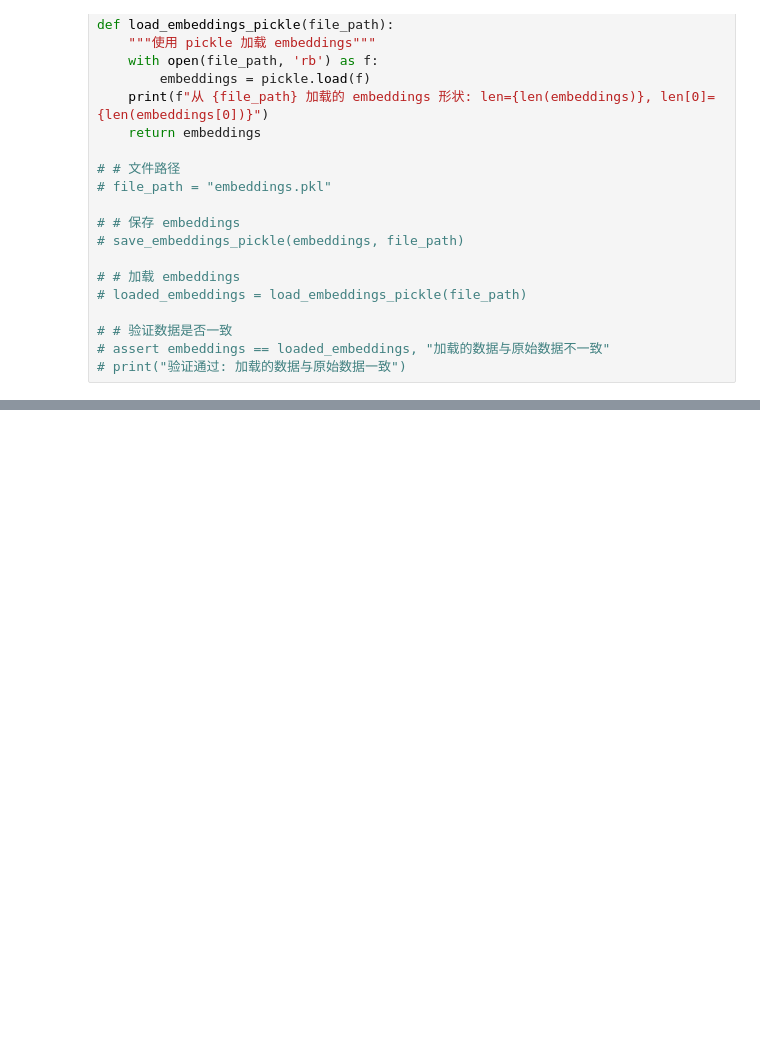
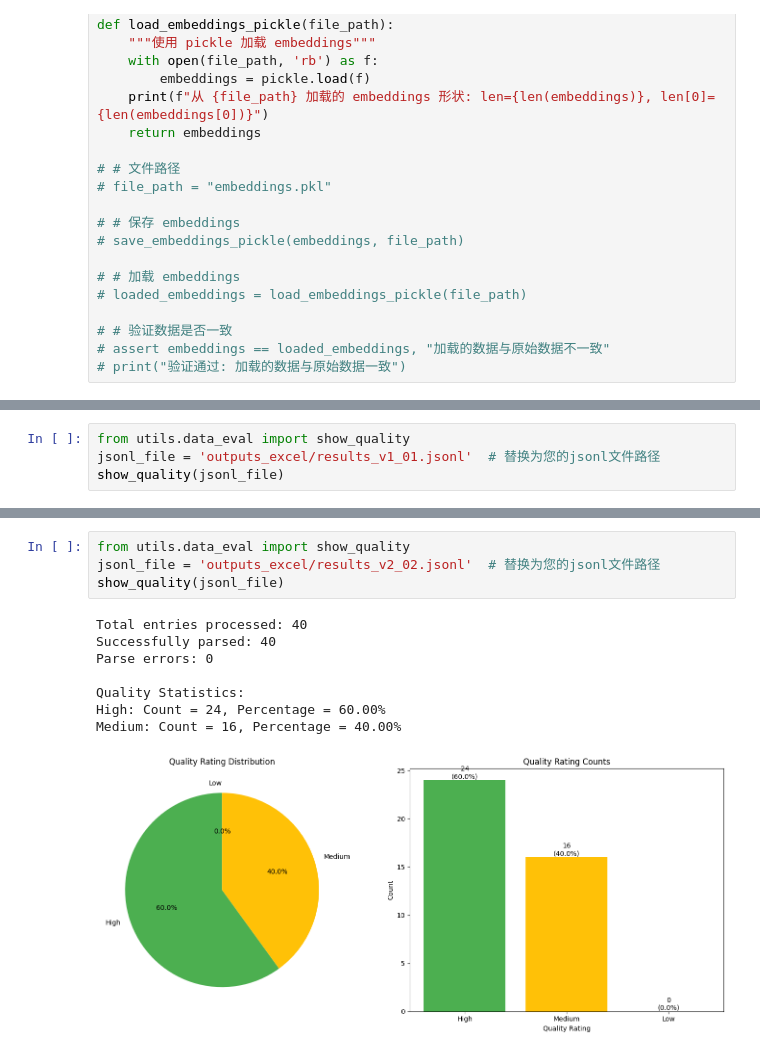
Before and after one commit to huihuieew/raft, a Jupyter notebook: test32.ipynb, the cells around one changed output, grey strips where cells are left out. Cells and saved outputs as stored; diff of their text form; blank space fills up the shorter version.

```diff
--- a/test32.ipynb
+++ b/test32.ipynb
@@ -156,0 +158,4 @@ len(file_names): 3373
+# %%
+from utils.data_eval import show_quality
+jsonl_file = 'outputs_excel/results_v1_01.jsonl'  # 替换为您的jsonl文件路径
+show_quality(jsonl_file)
@@ -156,0 +264,13 @@ len(file_names): 3373
+# %%
+from utils.data_eval import show_quality
+jsonl_file = 'outputs_excel/results_v2_02.jsonl'  # 替换为您的jsonl文件路径
+show_quality(jsonl_file)
+# %% [output]
+Total entries processed: 40
+Successfully parsed: 40
+Parse errors: 0
+
+Quality Statistics:
+High: Count = 24, Percentage = 60.00%
+Medium: Count = 16, Percentage = 40.00%
+[figure, added]
```
Also changed, not shown: parts of 7 cells of this notebook, 3 other files.
